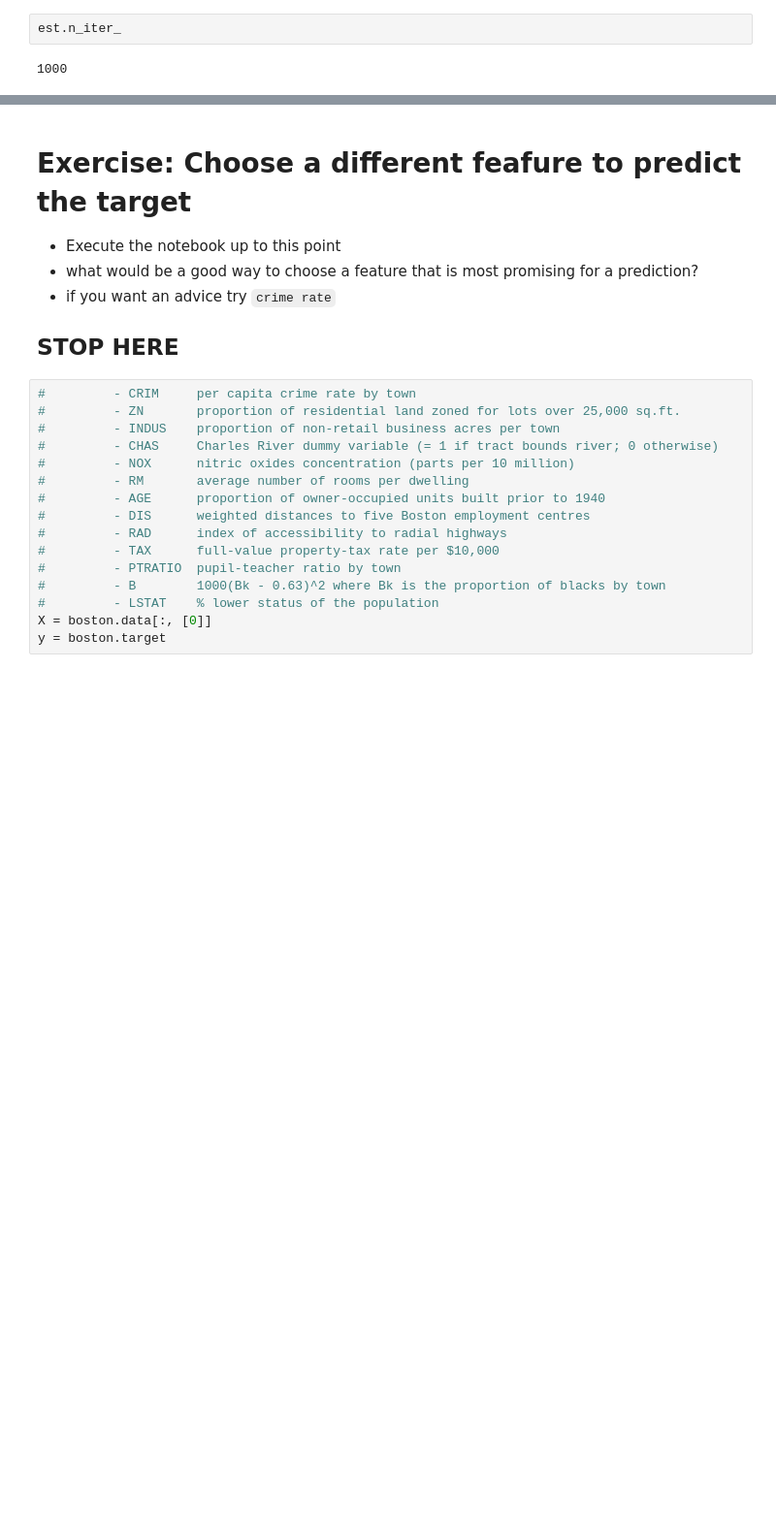
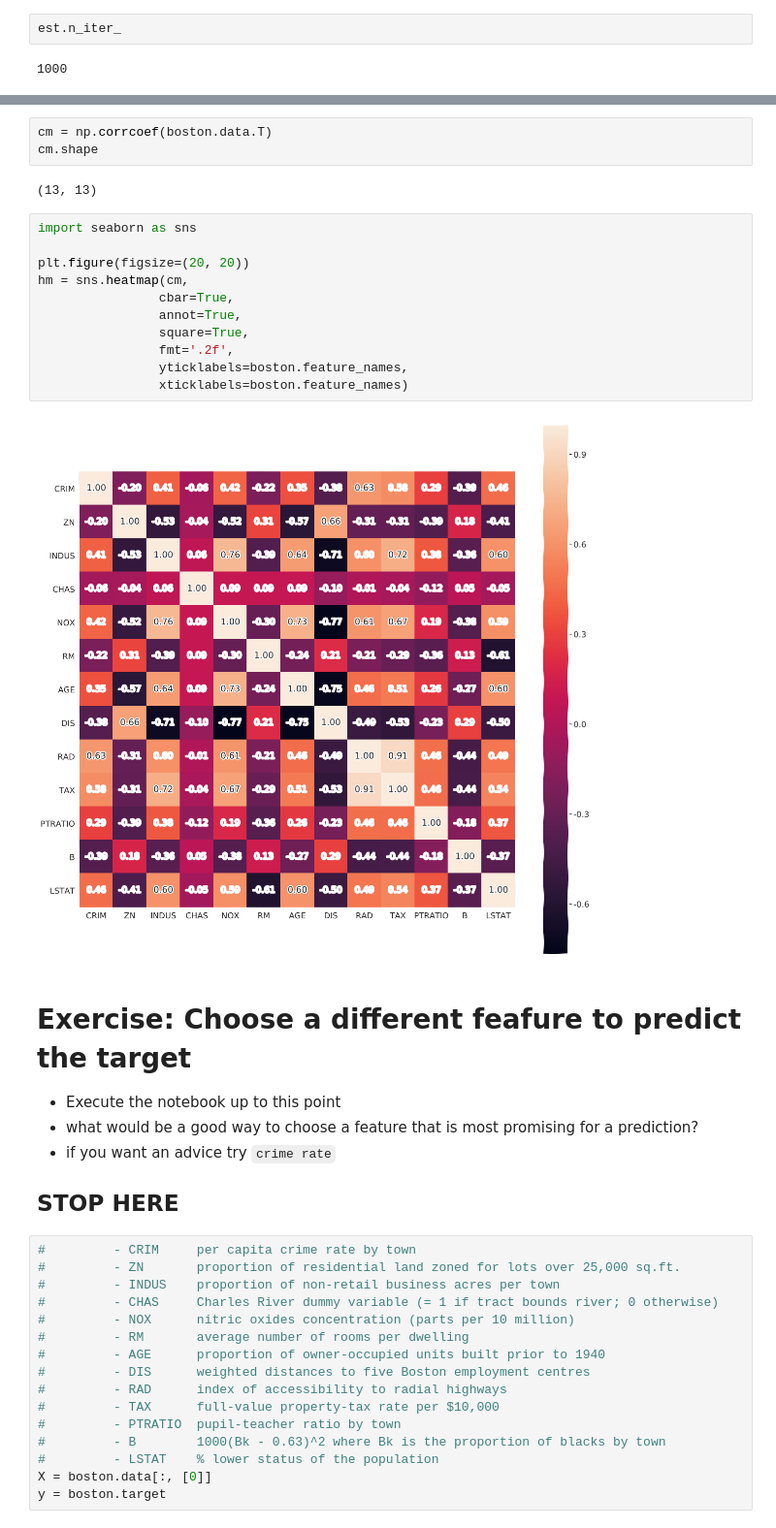
Before and after one commit to DJCordhose/ml-workshop, a Jupyter notebook: notebooks/classic/regression.ipynb, the cells around one changed output, grey strips where cells are left out. Shown at 97% size. Saved outputs shown, nothing was run; the diff lists cells and outputs as text; blank space fills up the shorter version.

```diff
--- a/notebooks/classic/regression.ipynb
+++ b/notebooks/classic/regression.ipynb
@@ -231,3 +228,21 @@ Text(0, 0.5, "price in $1000's")
+# %%
+cm = np.corrcoef(boston.data.T)
+cm.shape
+# %% [output]
+(13, 13)
+# %%
+import seaborn as sns
+
+plt.figure(figsize=(20, 20))
+hm = sns.heatmap(cm,
+                cbar=True,
+                annot=True,
+                square=True,
+                fmt='.2f',
+                yticklabels=boston.feature_names,
+                xticklabels=boston.feature_names)
+# %% [output]
+[figure, added]
 # %% [markdown]
 # Exercise: Choose a different feafure to predict the target
 
```
Also changed, not shown: parts of 19 cells of this notebook.
